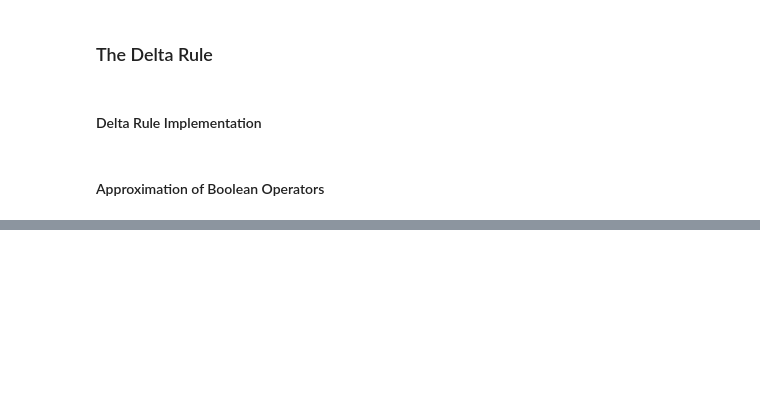
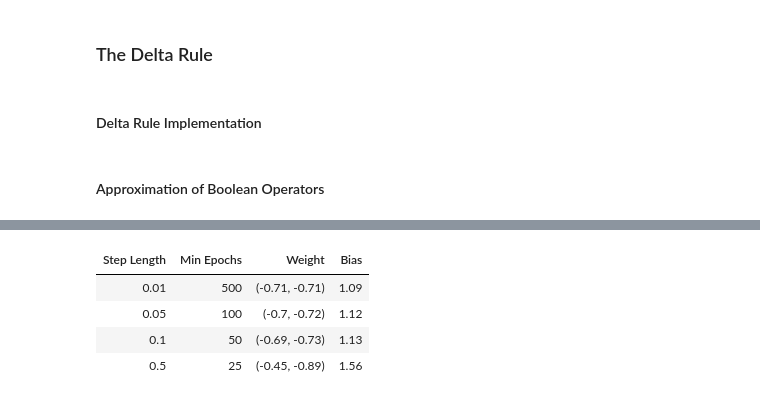
Before and after one commit to apefind/math, a Jupyter notebook: notebook/neural_networks.ipynb, the cells around one changed output, grey strips where cells are left out. Cells and saved outputs as stored; diff of their text form; code cells hidden in the pictures; blank space fills up the shorter version.

```diff
--- a/notebook/neural_networks.ipynb
+++ b/notebook/neural_networks.ipynb
@@ -550,0 +522,10 @@ step length = 10        min epochs = 10
+# %%
+a, da, fire = tanh, dx_tanh, step
+
+analyze_boolean_approx(NAND, a, da, fire, S, E, trials)
+# %% [output]
+| Step Length | Min Epochs | Weight | Bias |
+| 0.01 | 500 | (-0.71, -0.71) | 1.09 |
+| 0.05 | 100 | (-0.7, -0.72) | 1.12 |
+| 0.1 | 50 | (-0.69, -0.73) | 1.13 |
+| 0.5 | 25 | (-0.45, -0.89) | 1.56 |
```
Also changed, not shown: parts of 28 cells of this notebook, 6 other files.
